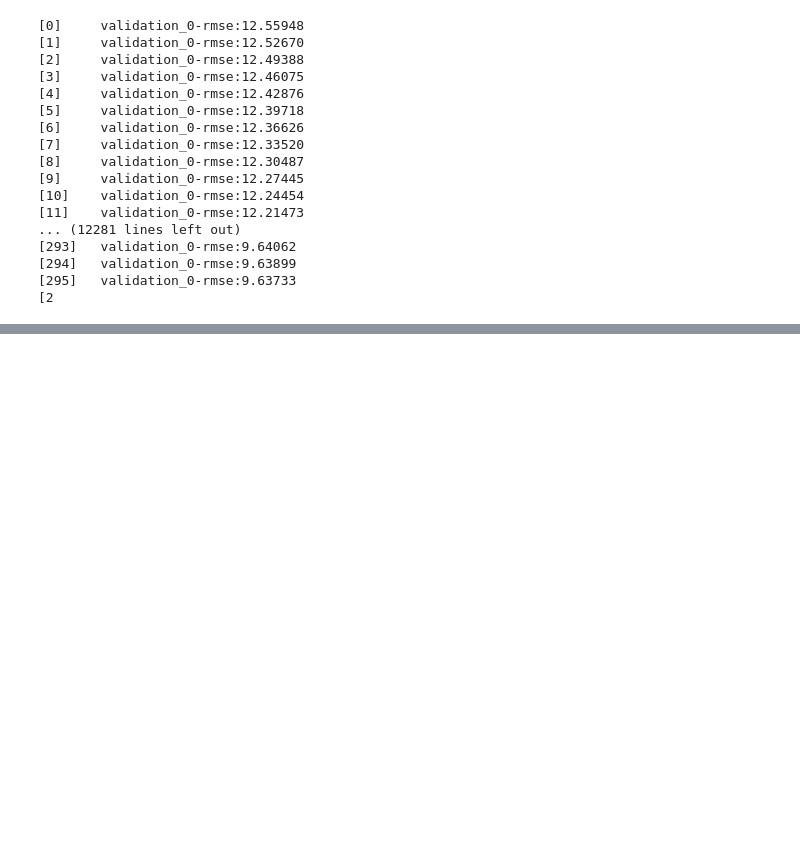
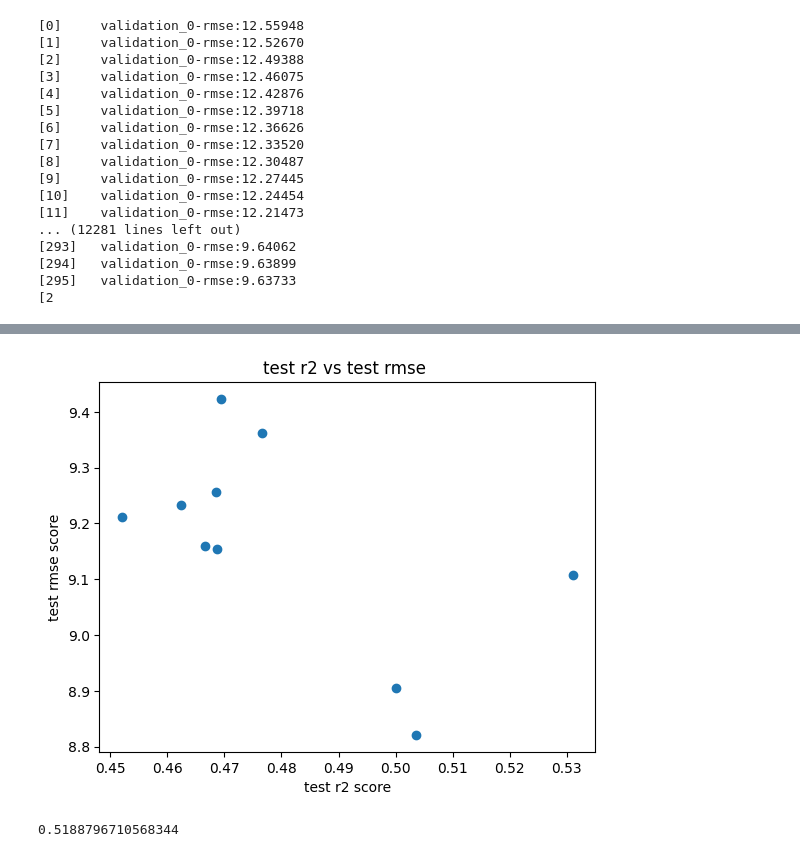
Before and after one commit to Raghav2608/5CCSAMLF-CW_1, a Jupyter notebook: Data_Preprocessing.ipynb, the cells around one changed output, grey strips where cells are left out. Saved outputs shown, nothing was run; the diff lists cells and outputs as text; code cells hidden in the pictures; blank space fills up the shorter version.

Commit message:
Data Preprocessing added

```diff
--- a/Data_Preprocessing.ipynb
+++ b/Data_Preprocessing.ipynb
@@ -212,0 +406,9 @@ print(rmse_data)
+# %%
+plt.scatter(accuracies,rmse_data)
+plt.xlabel("test r2 score")
+plt.ylabel("test rmse score")
+plt.title("test r2 vs test rmse ")
+plt.savefig("r2_v_rmse_.png")
+plt.show()
+# %% [output]
+[figure, added]
@@ -212,0 +420,4 @@ print(rmse_data)
+# %%
+r2_score(output.values,model.predict(low_dim_data.values))
+# %% [output]
+0.5188796710568344
```
Also changed, not shown: parts of 29 cells of this notebook.
